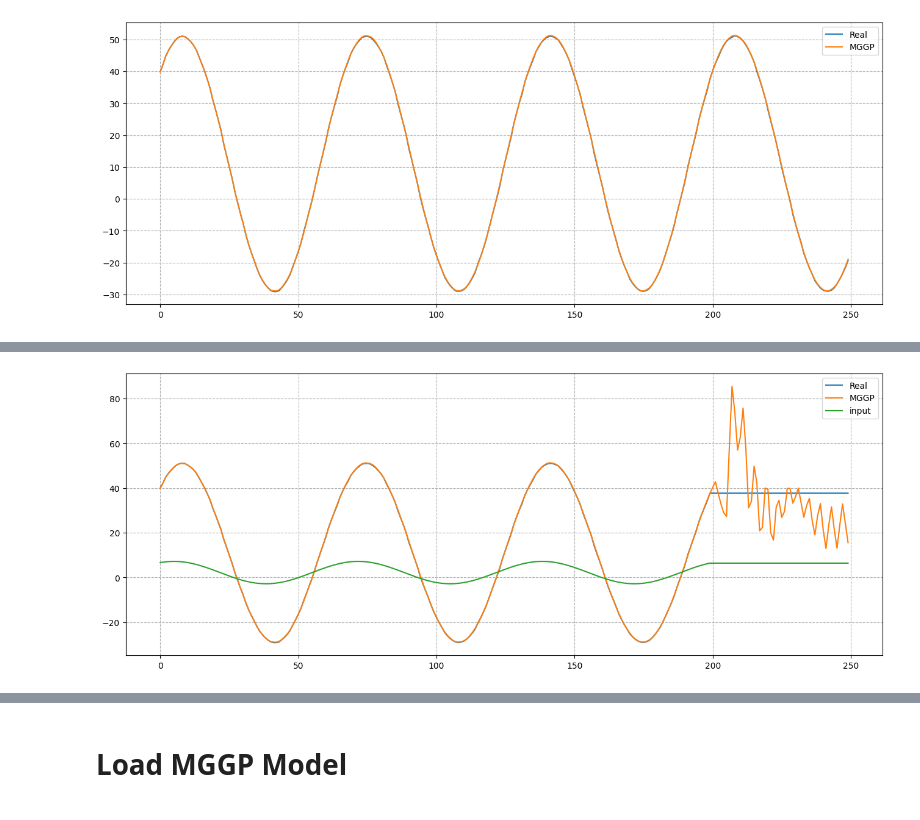
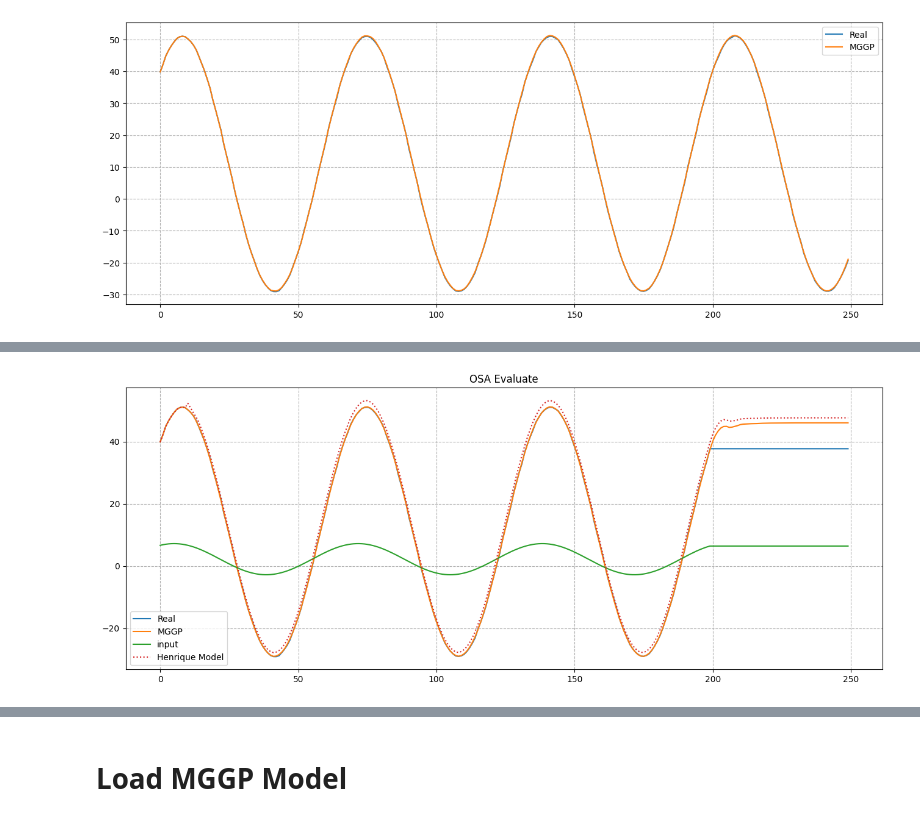
Before and after one commit to RafaelGAT108/mggp_model, a Jupyter notebook: 01_MGGP_Regression_hysteresis.ipynb, the cells around one changed output, grey strips where cells are left out. Drawn from its saved outputs; the diff is of its cells as text; code cells hidden in the pictures.

```diff
--- a/01_MGGP_Regression_hysteresis.ipynb
+++ b/01_MGGP_Regression_hysteresis.ipynb
@@ -34,7 +358,8 @@ def mggp_predict(X_val, y_val,
     loaded_model = MGGP(inputs=X_val,
                     outputs=y_val,
                     filename=save_model,
-                    mode="MIMO").load_model()
+                    mode="MIMO",
+                    kwargs={'operators': ['mul', 'subtraction', 'sign']}).load_model()
 
     args = (y_val, X_val)
     mggp_yp, mggp_yd = loaded_model.predict(evaluationTypeTest, *args)
@@ -676,32 +1203,37 @@ output = np.concatenate([output, output_extend], axis=0)
 
 input_extend = np.repeat(input[-1], 50).reshape(-1, 1)
 input = np.concatenate([input, input_extend], axis=0)
 
-model_filename = "mggp_models_hysteresis_piezoeletric\mggp_0.pkl"
+model_filename = "mggp_models_hysteresis_piezoeletric\mggp_17.pkl"
 # model_filename = "mggp_models/hysteresis_model.pkl"
 # model_filename = "mggp_models_hysteresis/mggp_0.pkl"
 # model_filename = "mggp_models/hysteresis_model.pkl"
 mggp_pred, mggp_yd = mggp_predict(X_val=input,
                                   y_val=output,
+                                #   evaluationTypeTest="OSA",
                                   save_model=model_filename)
 
 
+ypred_mcase = mcase(input, output)
 mggp_initial_conditions = len(output) - len(mggp_yd)
 y_true_complete = output[mggp_initial_conditions:]
 input_complete = input[mggp_initial_conditions:]
+mcase2_complete = ypred_mcase[mggp_initial_conditions:]
 
 min_length = min(len(y_true_complete), len(mggp_pred))
 
 y_true_complete = y_true_complete[:min_length]
 input_complete = input_complete[:min_length]
 mggp_pred_complete = mggp_pred[:min_length]
 
 plt.figure(figsize=(16, 6))
+plt.title("OSA Evaluate")
 plt.plot(y_true_complete, label='Real')
 plt.plot(mggp_pred_complete, label='MGGP')
 plt.plot(input_complete, label='input')
+plt.plot(mcase2_complete, label='Henrique Model', linestyle=':')
 plt.grid(linestyle='--')
 plt.legend()
 plt.show()
 # %% [output]
-[figure, old version]
+[figure, new version]
```
Also changed, not shown: parts of 14 cells of this notebook, 3 other files.
